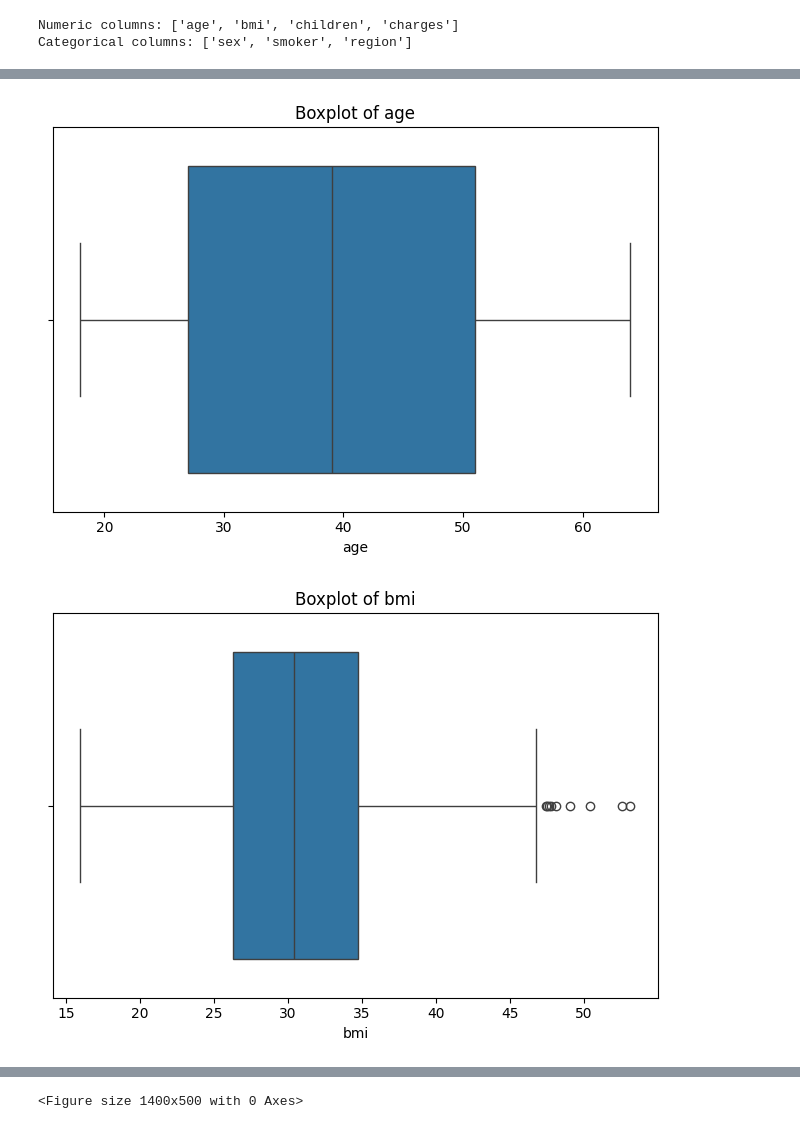
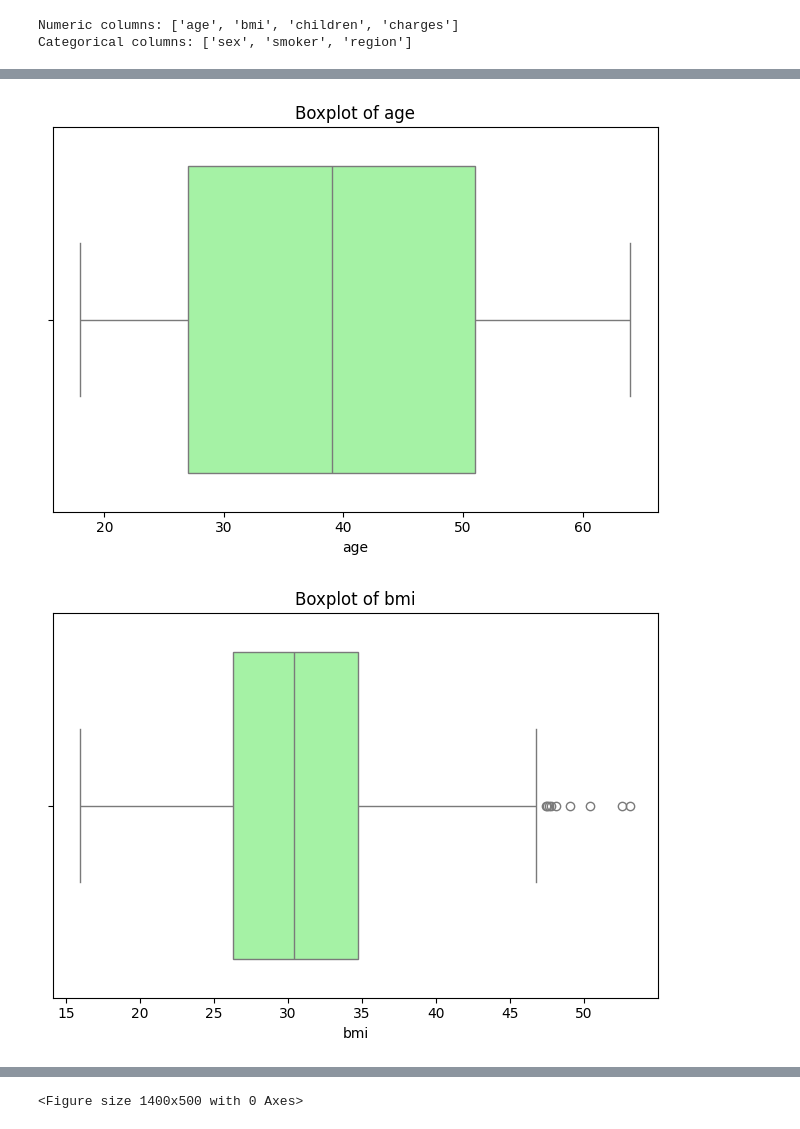
Before and after one commit to BethSpornitz/ml_regression_bethspornitz, a Jupyter notebook: notebooks/regression_final/ml_regression_final_bethspornitz.ipynb, the cells around one changed output, grey strips where cells are left out. Cells and saved outputs as stored; diff of their text form; code cells hidden in the pictures.

```diff
--- a/notebooks/regression_final/ml_regression_final_bethspornitz.ipynb
+++ b/notebooks/regression_final/ml_regression_final_bethspornitz.ipynb
@@ -134,12 +137,14 @@ plt.show()
 # %%
-# 2.1.3 Boxplots for numeric features (to inspect outliers)
+# Boxplots for numeric features (mint green)
+
+mint = "#98FF98"   # classic mint green
 
 for col in numeric_cols:
     plt.figure()
-    sns.boxplot(x=df[col])
+    sns.boxplot(x=df[col], color=mint)
     plt.title(f"Boxplot of {col}")
     plt.tight_layout()
     plt.show()
 # %% [output]
-[figure, old version]
+[figure, new version]
-[figure, old version]
+[figure, new version]
```
Also changed, not shown: parts of 28 cells of this notebook, 1 other file.
